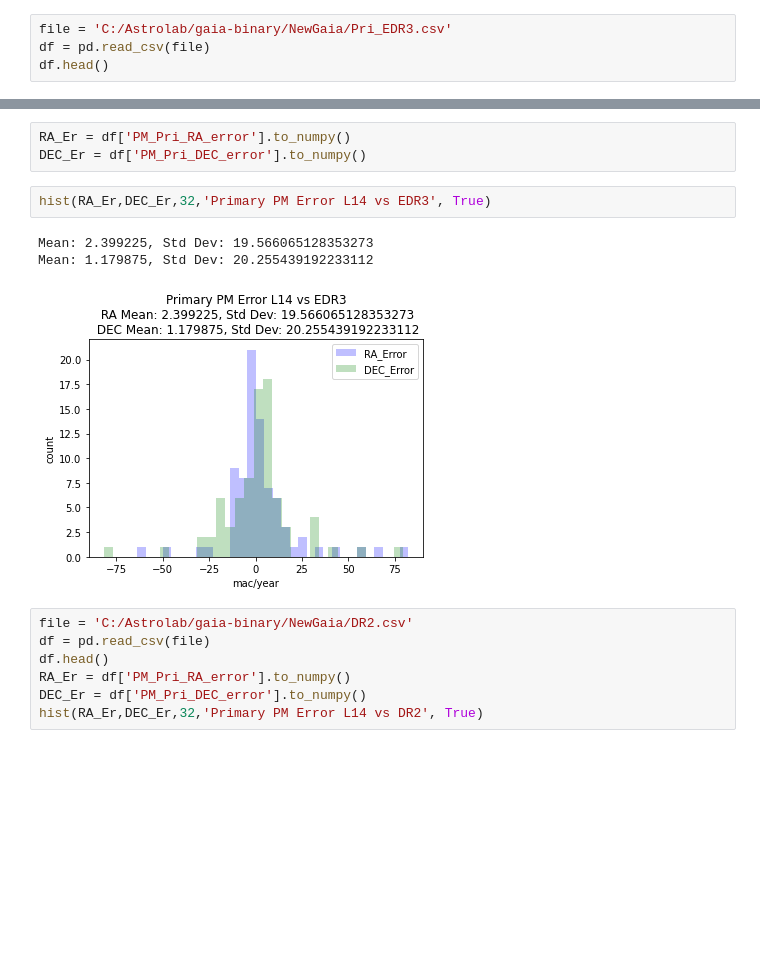
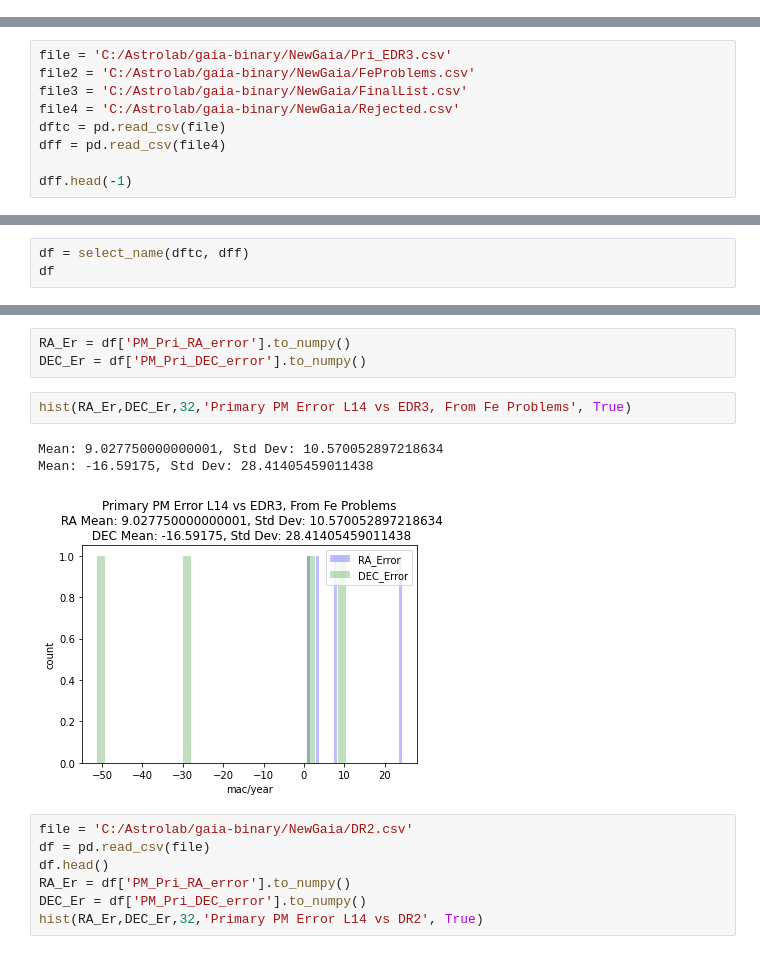
Before and after one commit to YasinAlam/gaia-binary, a Jupyter notebook: scripts/Plots.ipynb, the cells around one changed output, grey strips where cells are left out. Drawn from its saved outputs; the diff is of its cells as text; blank space fills up the shorter version.

```diff
--- a/scripts/Plots.ipynb
+++ b/scripts/Plots.ipynb
@@ -4,7 +4,3 @@ import pandas as pd
 import matplotlib.pyplot as plt
 import statistics as stat
 from sklearn.linear_model import LinearRegression
-# %%
-file = 'C:/Astrolab/gaia-binary/NewGaia/Pri_EDR3.csv'
-df = pd.read_csv(file)
-df.head()
@@ -18,0 +7,9 @@ df.head()
+# %%
+file = 'C:/Astrolab/gaia-binary/NewGaia/Pri_EDR3.csv'
+file2 = 'C:/Astrolab/gaia-binary/NewGaia/FeProblems.csv'
+file3 = 'C:/Astrolab/gaia-binary/NewGaia/FinalList.csv'
+file4 = 'C:/Astrolab/gaia-binary/NewGaia/Rejected.csv'
+dftc = pd.read_csv(file)
+dff = pd.read_csv(file4)
+
+dff.head(-1)
@@ -81,0 +94,3 @@ def parallax2(P,S,Pe,Se, labels, save=False):
+# %%
+df = select_name(dftc, dff)
+df
@@ -83,11 +105,11 @@ def parallax2(P,S,Pe,Se, labels, save=False):
 RA_Er = df['PM_Pri_RA_error'].to_numpy()
 DEC_Er = df['PM_Pri_DEC_error'].to_numpy()
 # %%
-hist(RA_Er,DEC_Er,32,'Primary PM Error L14 vs EDR3', True)
+hist(RA_Er,DEC_Er,32,'Primary PM Error L14 vs EDR3, From Fe Problems', True)
 # %% [output]
-Mean: 2.399225, Std Dev: 19.566065128353273
-Mean: 1.179875, Std Dev: 20.255439192233112
+Mean: 9.027750000000001, Std Dev: 10.570052897218634
+Mean: -16.59175, Std Dev: 28.41405459011438
-[figure, old version]
+[figure, new version]
 # %%
 file = 'C:/Astrolab/gaia-binary/NewGaia/DR2.csv'
 df = pd.read_csv(file)
```
Also changed, not shown: parts of 11 cells of this notebook, 30 other files.
